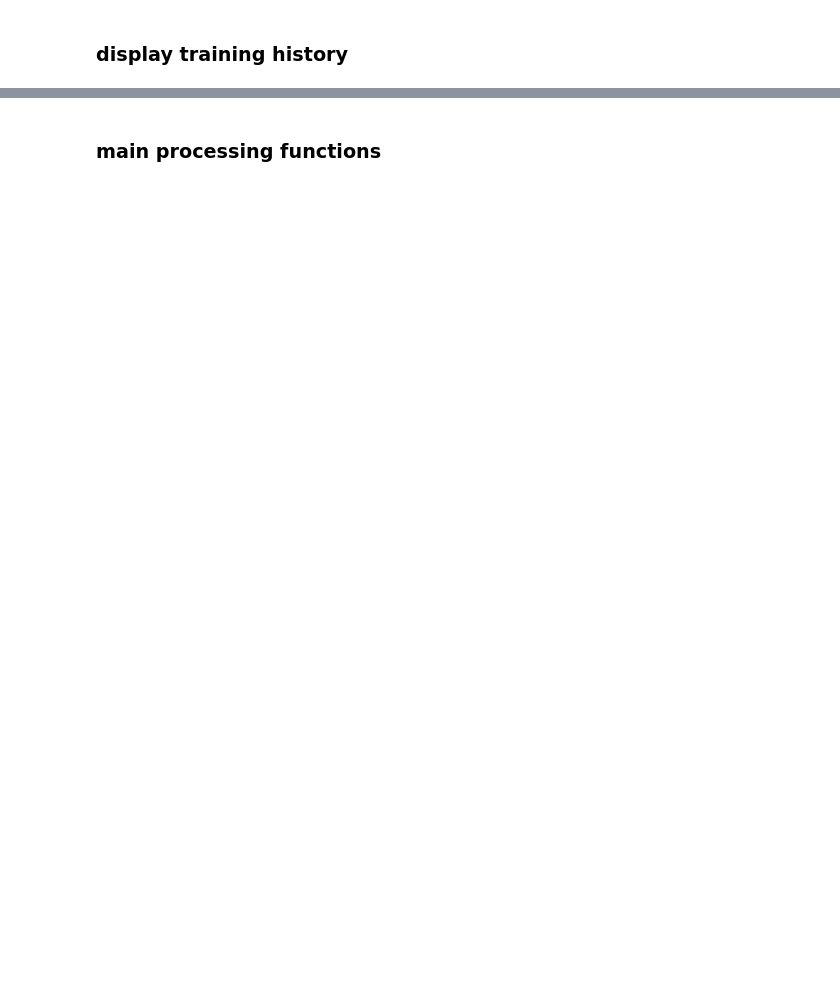
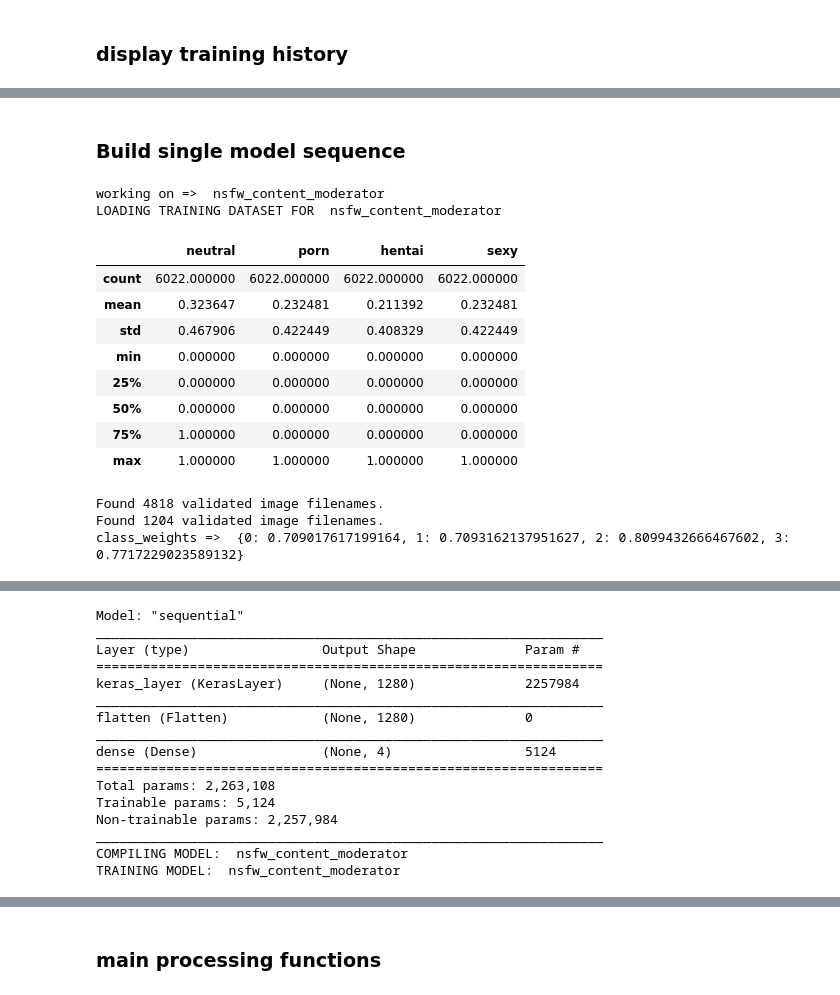
Before and after one commit to karamokoisrael/holypics, a Jupyter notebook: holypics-kaggle.ipynb, the cells around one changed output, grey strips where cells are left out. Saved outputs shown, nothing was run; the diff lists cells and outputs as text; code cells hidden in the pictures; blank space fills up the shorter version.

```diff
--- a/holypics-kaggle.ipynb
+++ b/holypics-kaggle.ipynb
@@ -743,41 +890,0 @@ save_name= CSV_DATASET_PATH
-# %%
-classes_meta = {
-    "female_nudity": {
-        "childs":["general_nsfw"]
-    },
-
-#     "general_nsfw":{
-#         "childs": ["female_nudity"]
-#     },
-
-#     "female_underwear":{
-#         "childs": ["male_underwear"]
-#     },
-#     "male_underwear":{
-#         "childs": ["female_underwear"]
-#     }
-}
-
-data = []
-data_sub_directories = os.listdir(data_dir)
-for data_sub_directory in data_sub_directories:
-    files = os.listdir(os.path.join(data_dir, data_sub_directory))
-    for file in files:
-        file_meta = {}
-        file_meta["filenames"]=os.path.join(data_sub_directory, file)
-        class_childs = []
-        if data_sub_directory in classes_meta:
-            class_childs = classes_meta[data_sub_directory]["childs"]
-
-        for current_class_name in data_sub_directories:
-            if current_class_name == data_sub_directory or current_class_name in class_childs:
-                file_meta[current_class_name] = str(1).replace(".0", "")
-            else:
-                file_meta[current_class_name] = str(0)
-        data.append(file_meta)
-
-df = pd.DataFrame(data)
-df.to_csv(save_name, encoding='utf-8', index=False)
-
-print("done => ", len(data))
-df.describe()
@@ -1966,0 +2593,2 @@ predict_at_random("https://random.imagecdn.app/{0}/{0}".format(IMAGE_RES))
+# %% [markdown]
+### Build single model sequence
@@ -1966,0 +2647,19 @@ predict_at_random("https://random.imagecdn.app/{0}/{0}".format(IMAGE_RES))
+# %%
+cleanup=False
+for model_config in models_config:
+    build_probabilistic_model_sequence(model_config, False)
+# %% [output]
+working on =>  nsfw_content_moderator
+LOADING TRAINING DATASET FOR  nsfw_content_moderator
+|  | neutral | porn | hentai | sexy |
+| count | 6022.000000 | 6022.000000 | 6022.000000 | 6022.000000 |
+| mean | 0.323647 | 0.232481 | 0.211392 | 0.232481 |
+| std | 0.467906 | 0.422449 | 0.408329 | 0.422449 |
+| min | 0.000000 | 0.000000 | 0.000000 | 0.000000 |
+| 25% | 0.000000 | 0.000000 | 0.000000 | 0.000000 |
+| 50% | 0.000000 | 0.000000 | 0.000000 | 0.000000 |
+| 75% | 1.000000 | 0.000000 | 0.000000 | 0.000000 |
+| max | 1.000000 | 1.000000 | 1.000000 | 1.000000 |
+Found 4818 validated image filenames.
+Found 1204 validated image filenames.
+class_weights =>  {0: 0.709017617199164, 1: 0.7093162137951627, 2: 0.8099432666467602, 3: 0.7717229023589132}
@@ -1966,0 +2667,16 @@ predict_at_random("https://random.imagecdn.app/{0}/{0}".format(IMAGE_RES))
+Model: "sequential"
+_________________________________________________________________
+Layer (type)                 Output Shape              Param #
+=================================================================
+keras_layer (KerasLayer)     (None, 1280)              2257984
+_________________________________________________________________
+flatten (Flatten)            (None, 1280)              0
+_________________________________________________________________
+dense (Dense)                (None, 4)                 5124
+=================================================================
+Total params: 2,263,108
+Trainable params: 5,124
+Non-trainable params: 2,257,984
+_________________________________________________________________
+COMPILING MODEL:  nsfw_content_moderator
+TRAINING MODEL:  nsfw_content_moderator
```
Also changed, not shown: parts of 153 cells of this notebook, 35 other files.
